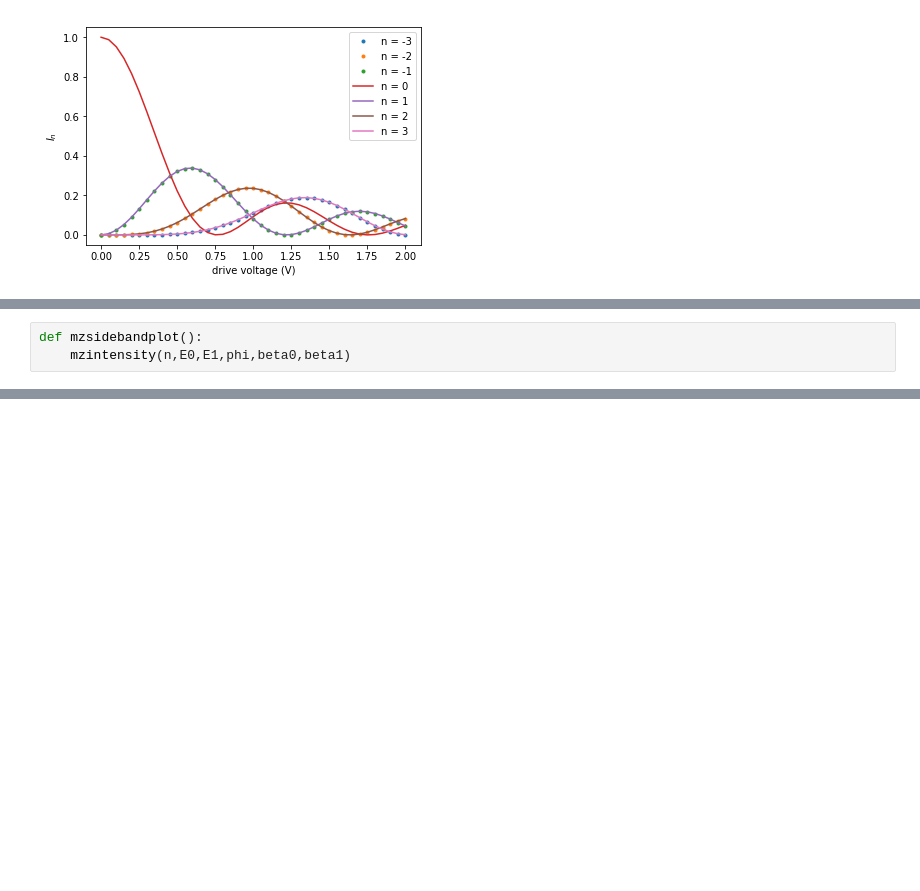
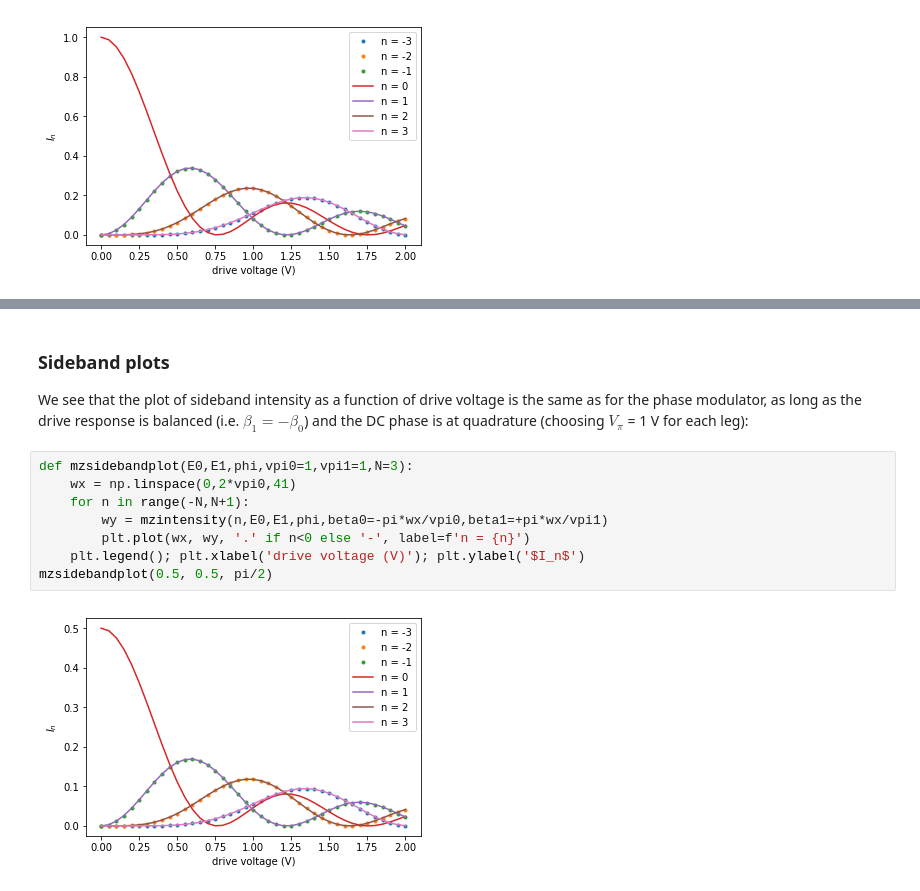
Before and after one commit to decoherer/sidebands, a Jupyter notebook: sidebands.ipynb, the cells around one changed output, grey strips where cells are left out. Drawn from its saved outputs; the diff is of its cells as text; blank space fills up the shorter version.

```diff
--- a/sidebands.ipynb
+++ b/sidebands.ipynb
@@ -118,3 +131,0 @@ However, the sideband intensities do depend on $\beta_0$ and $\beta_1$, not just
-# %%
-def mzsidebandplot():
-    mzintensity(n,E0,E1,phi,beta0,beta1)
@@ -120,0 +137,14 @@ def mzsidebandplot():
+# %% [markdown]
+### Sideband plots
+
+We see that the plot of sideband intensity as a function of drive voltage is the same as for the phase modulator, as long as the drive response is balanced (i.e. $\beta_1 = -\beta_0$) and the DC phase is at quadrature (choosing $V_\pi$ = 1 V for each leg):
+# %%
+def mzsidebandplot(E0,E1,phi,vpi0=1,vpi1=1,N=3):
+    wx = np.linspace(0,2*vpi0,41)
+    for n in range(-N,N+1):
+        wy = mzintensity(n,E0,E1,phi,beta0=-pi*wx/vpi0,beta1=+pi*wx/vpi1)
+        plt.plot(wx, wy, '.' if n<0 else '-', label=f'n = {n}')
+    plt.legend(); plt.xlabel('drive voltage (V)'); plt.ylabel('$I_n$')
+mzsidebandplot(0.5, 0.5, pi/2)
+# %% [output]
+[figure, added]
```
Also changed, not shown: parts of 25 cells of this notebook, 1 other file.
